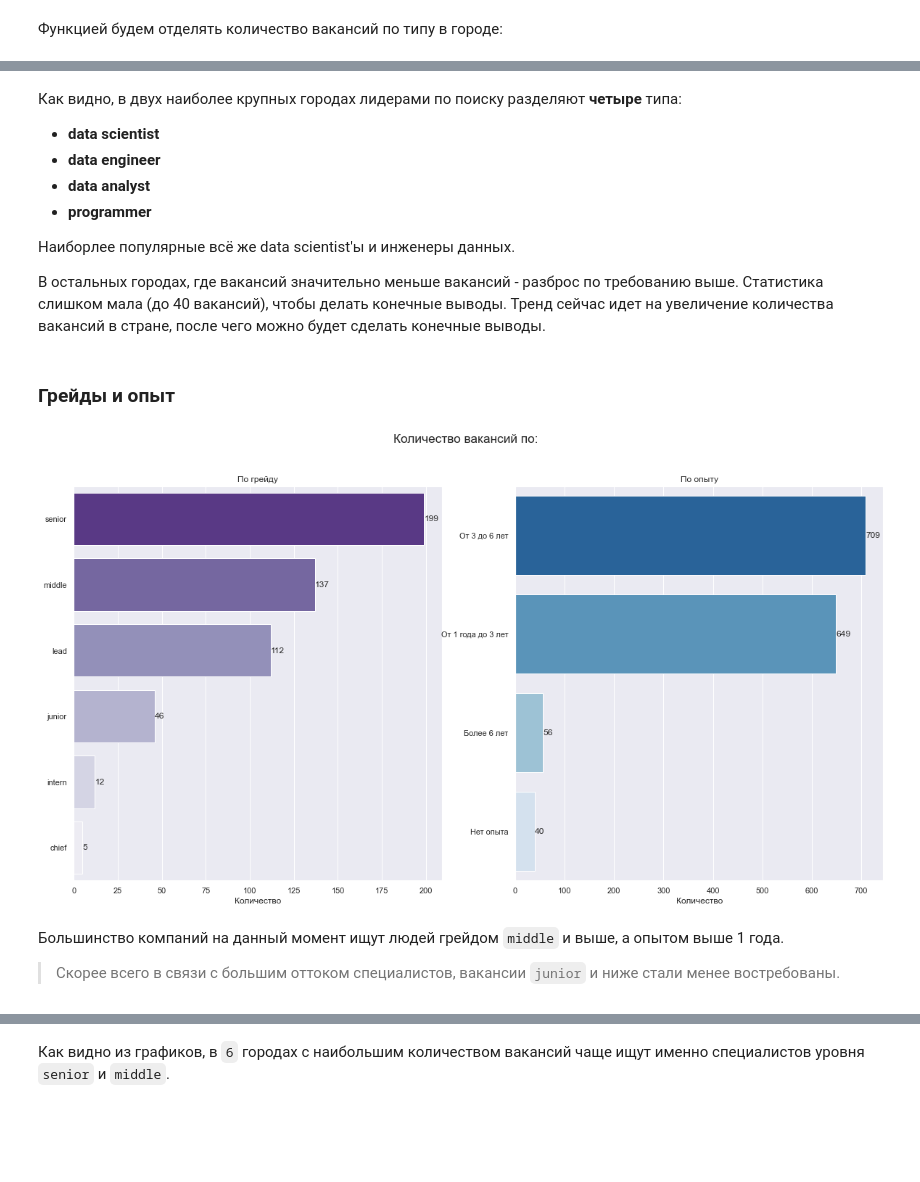
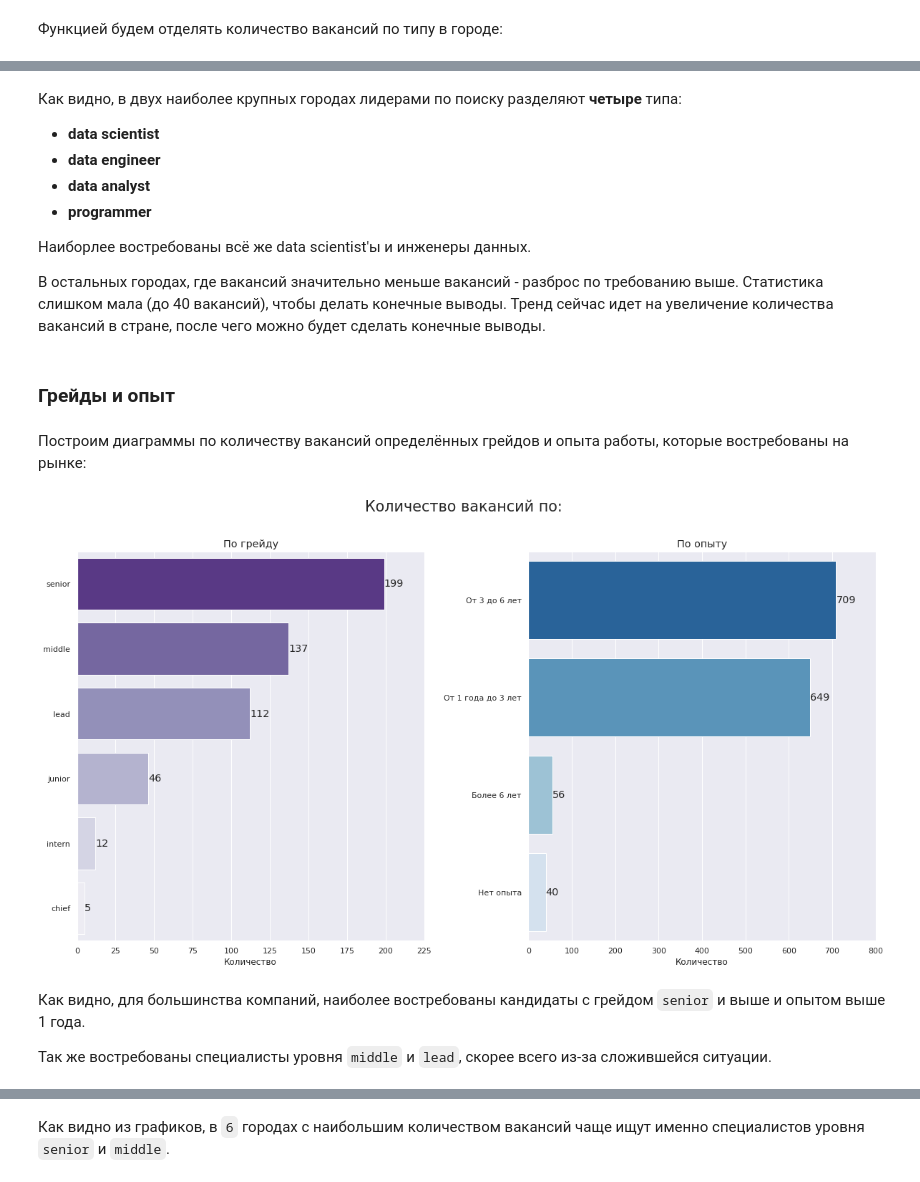
Before and after one commit to KirillErokhin/hh_parser, a Jupyter notebook: hh_dp_EDA.ipynb, the cells around one changed output, grey strips where cells are left out. Cells and saved outputs as stored; diff of their text form; code cells hidden in the pictures; blank space fills up the shorter version.

```diff
--- a/hh_dp_EDA.ipynb
+++ b/hh_dp_EDA.ipynb
@@ -526,42 +537,47 @@ plt.show()
 - **data analyst**
 - **programmer**
 
-Наиборлее популярные всё же data scientist'ы и инженеры данных.
+Наиборлее востребованы всё же data scientist'ы и инженеры данных.
 
 В остальных городах, где вакансий значительно меньше вакансий - разброс по требованию выше. Статистика слишком мала (до 40 вакансий), чтобы делать конечные выводы. Тренд сейчас идет на увеличение количества вакансий в стране, после чего можно будет сделать конечные выводы.
 # %% [markdown]
 ### Грейды и опыт
+# %% [markdown]
+Построим диаграммы по количеству вакансий определённых грейдов и опыта работы, которые востребованы на рынке:
 # %%
 grade_count = df.groupby('grade_1')['id'].count().sort_values(ascending=False)
 exp_count = df.groupby('experience')['id'].count().sort_values(ascending=False)
 
 fig = plt.figure(figsize=(20, 10))
 fig.tight_layout()
 fig.suptitle('Количество вакансий по:', fontsize='xx-large')
 
 ax1 = plt.subplot(1,2,1)
 ax2 = plt.subplot(1,2,2)
 
 sns.barplot(y=grade_count.index, x=grade_count, orient='h', palette='Purples_r', ax=ax1)
 ax1.set_title('По грейду', fontsize='large')
 ax1.set_ylabel('', visible=False)
 ax1.set_xlabel('Количество')
 ax1.bar_label(ax1.containers[0], fontsize='large')
+ax1.set_xlim(0, 225)
 
 sns.barplot(y=exp_count.index, x=exp_count, orient='h', palette='Blues_r', ax=ax2)
 ax2.set_title('По опыту', fontsize='large')
 ax2.set_ylabel('', visible=False)
 ax2.set_xlabel('Количество')
 ax2.bar_label(ax2.containers[0], fontsize='large')
+ax2.set_xlim(0, 800)
 
-plt.savefig('./img/grades_exp_count.jpg')
+plt.subplots_adjust(wspace=0.3)
+plt.savefig('./img/grades_exp_count.jpg', bbox_inches='tight')
 plt.show()
 # %% [output]
-[figure, old version]
+[figure, new version]
-# %% [markdown]
-Большинство компаний на данный момент ищут людей грейдом `middle` и выше, а опытом выше 1 года.
-
-> Скорее всего в связи с большим оттоком специалистов, вакансии `junior` и ниже стали менее востребованы.
+# %% [markdown]
+Как видно, для большинства компаний, наиболее востребованы кандидаты с грейдом `senior` и выше и опытом выше 1 года.
+
+Так же востребованы специалисты уровня `middle` и `lead`, скорее всего из-за сложившейся ситуации.
 # %%
 fig, ax = plt.subplots(3, 2, figsize=(20, 25))
 fig.suptitle('Грейд вакансий по городам', fontsize='xx-large', y=1.01)
```
Also changed, not shown: parts of 35 cells of this notebook.
